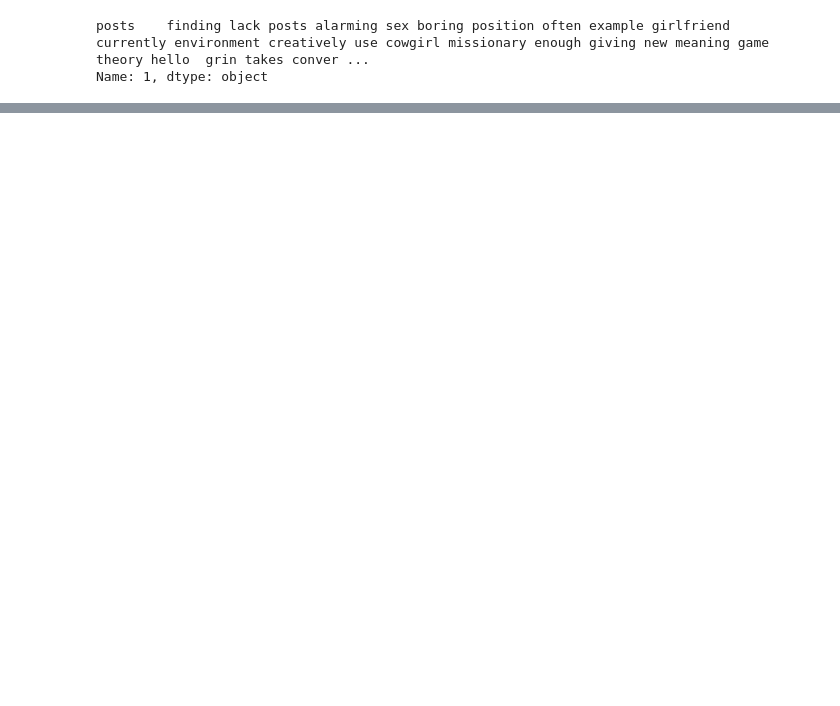
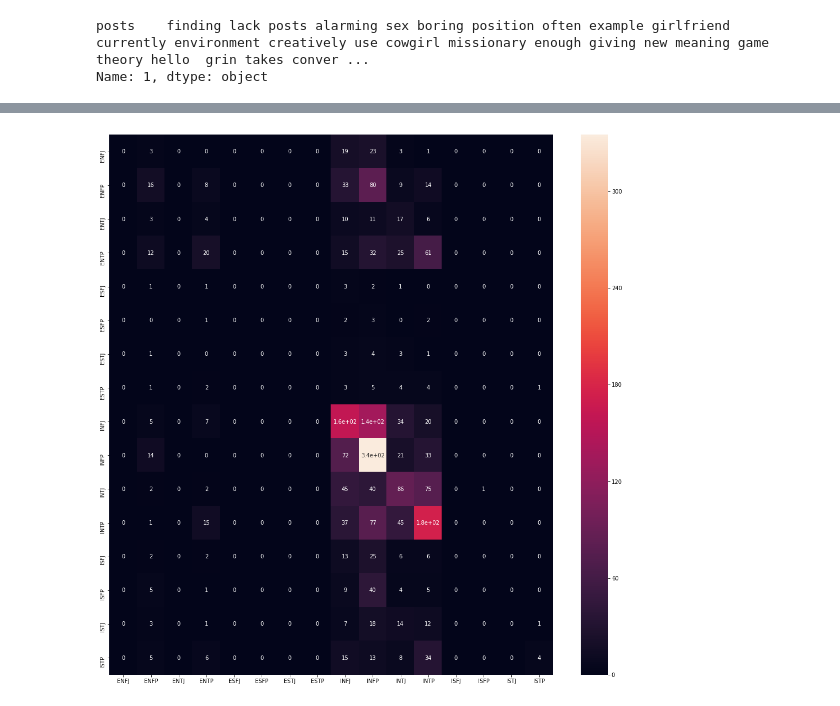
Before and after one commit to VincentG123/ThinkfulBootcamp, a Jupyter notebook: MyersBriggsPersonalityTestFinalCapstone.ipynb, the cells around one changed output, grey strips where cells are left out. Saved outputs shown, nothing was run; the diff lists cells and outputs as text; code cells hidden in the pictures; blank space fills up the shorter version.

```diff
--- a/MyersBriggsPersonalityTestFinalCapstone.ipynb
+++ b/MyersBriggsPersonalityTestFinalCapstone.ipynb
@@ -146,0 +156,5 @@ Name: 1, dtype: object
+# %%
+# fit & transform
+tfidf_matrix = tf.fit_transform(data.posts)
+
+print('Number of documents:', tfidf_matrix.shape[0], ', number of features:', tfidf_matrix.shape[1])
@@ -146,0 +163,3 @@ Name: 1, dtype: object
+# %%
+tfidf_feature_matrix = pd.DataFrame(tfidf_matrix.toarray(), columns=tf.get_feature_names())
+tfidf_feature_matrix.head()
@@ -146,0 +177,13 @@ Name: 1, dtype: object
+# %%
+X = tfidf_feature_matrix
+Y = data['type']
+
+X_train, X_test, Y_train, Y_test = train_test_split(X, Y, test_size=0.25, random_state=42)
+
+rfc = ensemble.RandomForestClassifier()
+
+rfc.fit(X_train, Y_train)
+
+print('\nRandom Forest Classifier:')
+print('Training set score:', rfc.score(X_train, Y_train))
+print('Test set score:', rfc.score(X_test, Y_test))
@@ -146,0 +196,7 @@ Name: 1, dtype: object
+# %%
+lr = LogisticRegression()
+lr.fit(X_train, Y_train)
+
+print('\nLogistic Regression:')
+print('Training set score:', lr.score(X_train, Y_train))
+print('Test set score:', lr.score(X_test, Y_test))
@@ -146,0 +211,15 @@ Name: 1, dtype: object
+# %%
+from sklearn.metrics import confusion_matrix
+personality_types = sorted(data.type.unique())
+
+Y_pred = lr.predict(X_test)
+confusion_array = confusion_matrix(Y_test, Y_pred)
+
+df_cm = pd.DataFrame(confusion_array, index = [i for i in personality_types],
+                  columns = [i for i in personality_types])
+
+plt.figure(figsize = (18,18))
+sns.heatmap(df_cm, annot=True)
+plt.show()
+# %% [output]
+[figure, added]
```
Also changed, not shown: parts of 30 cells of this notebook.
